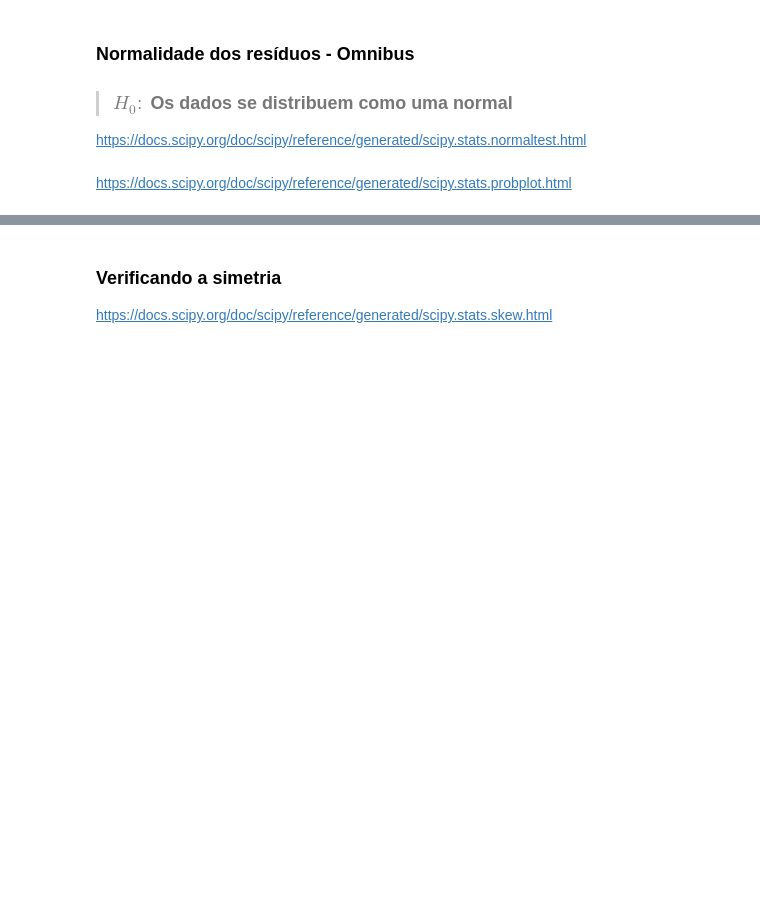
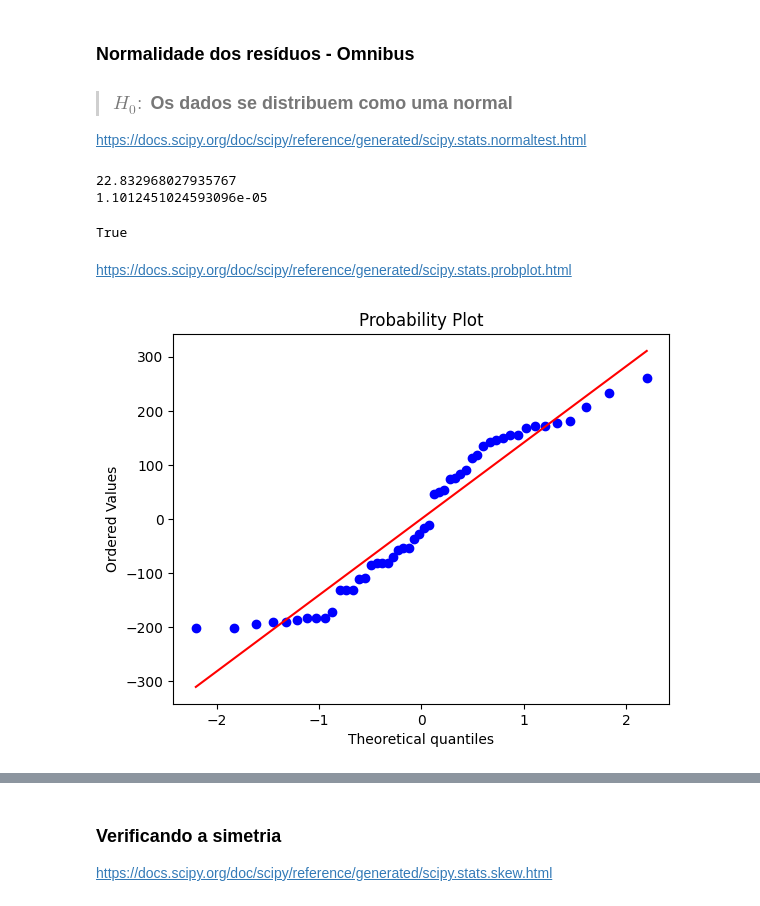
Before and after one commit to LucasCalesco/DS_Portfolio, a Jupyter notebook: Curso_de_Estatística_Parte_4.ipynb, the cells around one changed output, grey strips where cells are left out. Cells and saved outputs as stored; diff of their text form; code cells hidden in the pictures; blank space fills up the shorter version.

```diff
--- a/Curso_de_Estatística_Parte_4.ipynb
+++ b/Curso_de_Estatística_Parte_4.ipynb
@@ -939,0 +1072,30 @@ significativa. Este tipo de afirmação deve basear-se em considerações que en
+# %%
+'''
+# Exercício Alura
+dataset = {
+    'Y': [670, 220, 1202, 188, 1869, 248, 477, 1294, 816, 2671, 1403, 1586, 3468, 973, 701, 5310, 10950, 2008, 9574, 28863, 6466, 4274, 6432, 1326, 1423, 3211, 2140],
+    'X': [1.59, 0.56, 2.68, 0.47, 5.2, 0.58, 1.32, 3.88, 2.11, 5.53, 2.6, 2.94, 6.62, 1.91, 1.48, 10.64, 22.39, 4.2, 21.9, 59.66, 14.22, 9.57, 14.67, 3.28, 3.49, 6.94, 6.25]
+}
+resultado_regressao = sm.OLS(Y, X).fit()
+SQR = resultado_regressao.ess
+SQT = resultado_regressao.ess + resultado_regressao.ssr
+R2 = SQR / SQT
+R2
+'''
+
+'''
+import statsmodels.api as sm
+import pandas as pd
+
+dataset = {
+    'Y': [670, 220, 1202, 188, 1869, 248, 477, 1294, 816, 2671, 1403, 1586, 3468, 973, 701, 5310, 10950, 2008, 9574, 28863, 6466, 4274, 6432, 1326, 1423, 3211, 2140],
+    'X': [1.59, 0.56, 2.68, 0.47, 5.2, 0.58, 1.32, 3.88, 2.11, 5.53, 2.6, 2.94, 6.62, 1.91, 1.48, 10.64, 22.39, 4.2, 21.9, 59.66, 14.22, 9.57, 14.67, 3.28, 3.49, 6.94, 6.25]
+}
+dataset = pd.DataFrame(dataset)
+
+Y = dataset.Y
+X = sm.add_constant(dataset.X)
+
+resultado_regressao = sm.OLS(Y, X, missing='drop').fit()
+resultado_regressao.rsquared
+'''
@@ -1071,5 +1413,24 @@ $F_{\alpha}$ - baseia-se na distribuição F com $k$ graus de liberdade no numer
 > ### $H_0:$ Os dados se distribuem como uma normal
 
 https://docs.scipy.org/doc/scipy/reference/generated/scipy.stats.normaltest.html
+# %%
+from scipy.stats import normaltest
+statistic, p_valor = normaltest(dataset.Residuos)
+print(statistic)
+print(p_valor)
+# %% [output]
+22.832968027935767
+1.1012451024593096e-05
+# %%
+p_valor <= 0.05
+# %% [output]
+True
 # %% [markdown]
 https://docs.scipy.org/doc/scipy/reference/generated/scipy.stats.probplot.html
+# %%
+from scipy.stats import probplot
+import matplotlib.pyplot as plt
+
+(_, (_, _, _)) = probplot(dataset.Residuos, plot = plt)
+# %% [output]
+[figure, added]
```
Also changed, not shown: parts of 82 cells of this notebook.
